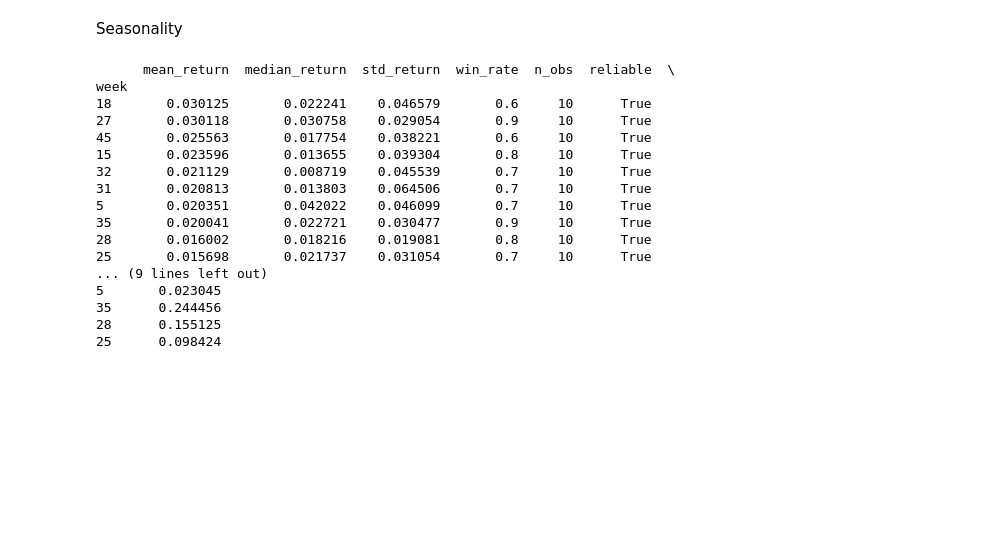
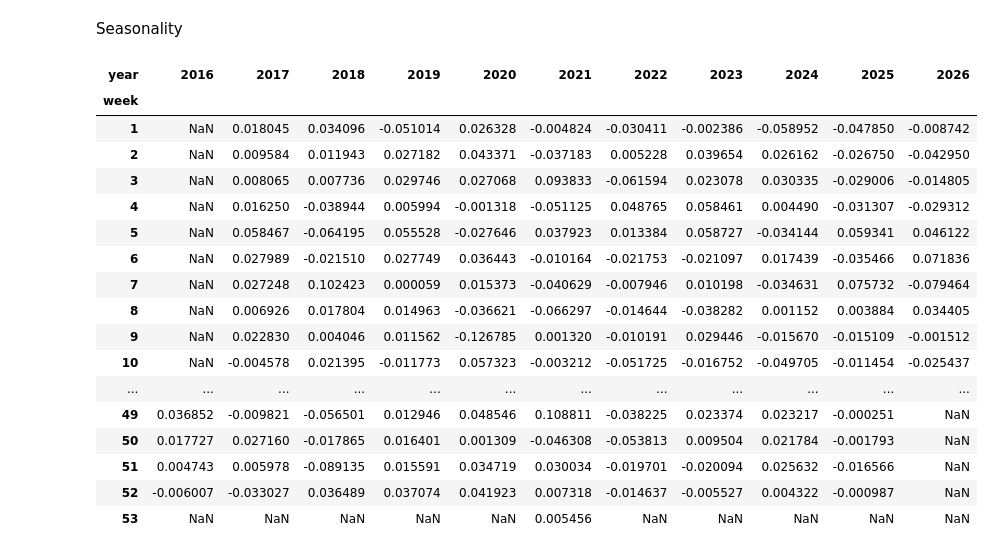
Before and after one commit to pjseoane/yAPI3, a Jupyter notebook: notebooks/quant_analytics_test.ipynb, the cells around one changed output. Drawn from its saved outputs; the diff is of its cells as text; code cells hidden in the pictures; blank space fills up the shorter version.

```diff
--- a/notebooks/quant_analytics_test.ipynb
+++ b/notebooks/quant_analytics_test.ipynb
@@ -410,22 +410,23 @@ Seasonality
 # %%
 # raw data if you want to do your own analysis
 df = quant.weekly_seasonality("AAPL", period="10y")
-print(df.sort_values("mean_return", ascending=False).head(10))  # best weeks historically
+df
 # %% [output]
-      mean_return  median_return  std_return  win_rate  n_obs  reliable  \
-week
-18       0.030125       0.022241    0.046579       0.6     10      True
-27       0.030118       0.030758    0.029054       0.9     10      True
-45       0.025563       0.017754    0.038221       0.6     10      True
-15       0.023596       0.013655    0.039304       0.8     10      True
-32       0.021129       0.008719    0.045539       0.7     10      True
-31       0.020813       0.013803    0.064506       0.7     10      True
-5        0.020351       0.042022    0.046099       0.7     10      True
-35       0.020041       0.022721    0.030477       0.9     10      True
-28       0.016002       0.018216    0.019081       0.8     10      True
-25       0.015698       0.021737    0.031054       0.7     10      True
-... (9 lines left out)
-5       0.023045
-35      0.244456
-28      0.155125
-25      0.098424
+| year | 2016 | 2017 | 2018 | 2019 | 2020 | 2021 | 2022 | 2023 | 2024 | 2025 | 2026 |
+| week |  |  |  |  |  |  |  |  |  |  |  |
+| 1 | NaN | 0.018045 | 0.034096 | -0.051014 | 0.026328 | -0.004824 | -0.030411 | -0.002386 | -0.058952 | -0.047850 | -0.008742 |
+| 2 | NaN | 0.009584 | 0.011943 | 0.027182 | 0.043371 | -0.037183 | 0.005228 | 0.039654 | 0.026162 | -0.026750 | -0.042950 |
+| 3 | NaN | 0.008065 | 0.007736 | 0.029746 | 0.027068 | 0.093833 | -0.061594 | 0.023078 | 0.030335 | -0.029006 | -0.014805 |
+| 4 | NaN | 0.016250 | -0.038944 | 0.005994 | -0.001318 | -0.051125 | 0.048765 | 0.058461 | 0.004490 | -0.031307 | -0.029312 |
+| 5 | NaN | 0.058467 | -0.064195 | 0.055528 | -0.027646 | 0.037923 | 0.013384 | 0.058727 | -0.034144 | 0.059341 | 0.046122 |
+| 6 | NaN | 0.027989 | -0.021510 | 0.027749 | 0.036443 | -0.010164 | -0.021753 | -0.021097 | 0.017439 | -0.035466 | 0.071836 |
+| 7 | NaN | 0.027248 | 0.102423 | 0.000059 | 0.015373 | -0.040629 | -0.007946 | 0.010198 | -0.034631 | 0.075732 | -0.079464 |
+| 8 | NaN | 0.006926 | 0.017804 | 0.014963 | -0.036621 | -0.066297 | -0.014644 | -0.038282 | 0.001152 | 0.003884 | 0.034405 |
+| 9 | NaN | 0.022830 | 0.004046 | 0.011562 | -0.126785 | 0.001320 | -0.010191 | 0.029446 | -0.015670 | -0.015109 | -0.001512 |
+| 10 | NaN | -0.004578 | 0.021395 | -0.011773 | 0.057323 | -0.003212 | -0.051725 | -0.016752 | -0.049705 | -0.011454 | -0.025437 |
+| ... | ... | ... | ... | ... | ... | ... | ... | ... | ... | ... | ... |
+| 49 | 0.036852 | -0.009821 | -0.056501 | 0.012946 | 0.048546 | 0.108811 | -0.038225 | 0.023374 | 0.023217 | -0.000251 | NaN |
+| 50 | 0.017727 | 0.027160 | -0.017865 | 0.016401 | 0.001309 | -0.046308 | -0.053813 | 0.009504 | 0.021784 | -0.001793 | NaN |
+| 51 | 0.004743 | 0.005978 | -0.089135 | 0.015591 | 0.034719 | 0.030034 | -0.019701 | -0.020094 | 0.025632 | -0.016566 | NaN |
+| 52 | -0.006007 | -0.033027 | 0.036489 | 0.037074 | 0.041923 | 0.007318 | -0.014637 | -0.005527 | 0.004322 | -0.000987 | NaN |
+| 53 | NaN | NaN | NaN | NaN | NaN | 0.005456 | NaN | NaN | NaN | NaN | NaN |
```
Also changed, not shown: parts of 13 cells of this notebook, 8 other files.
